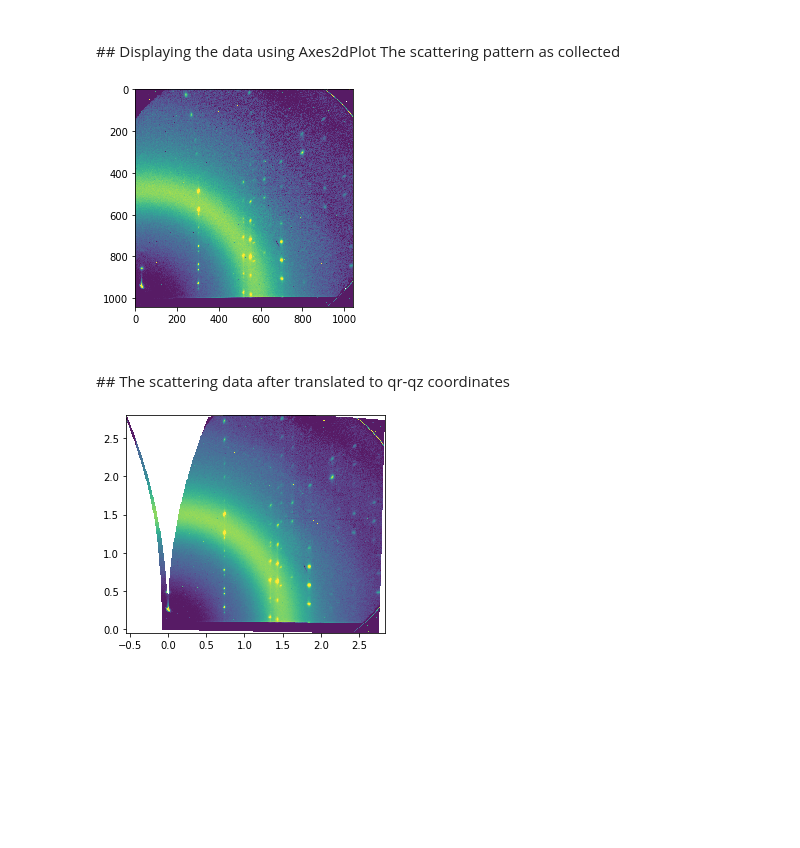
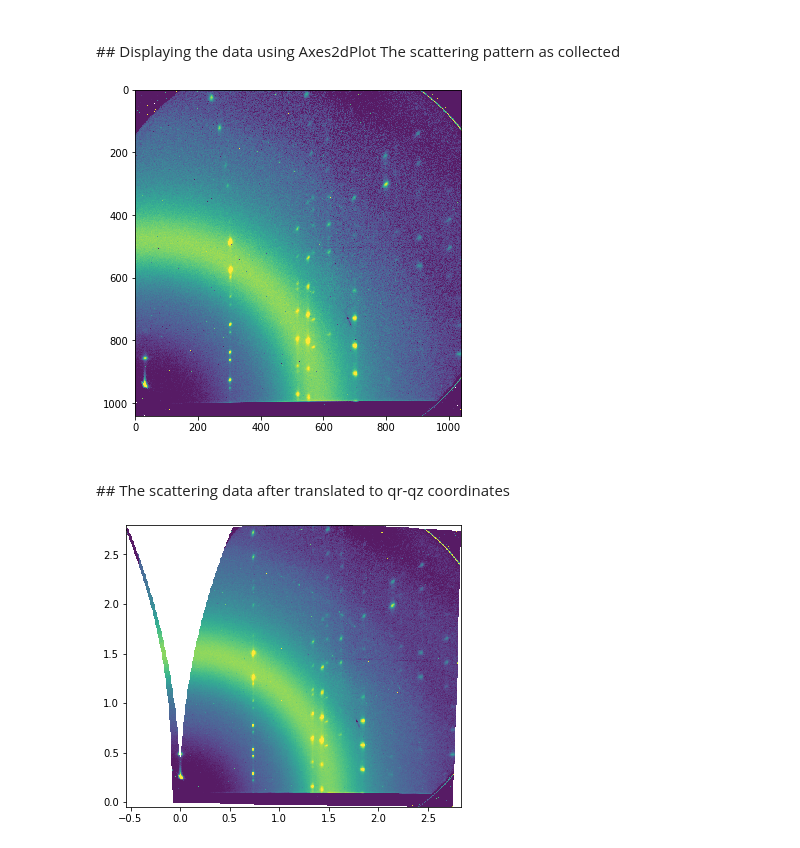
Before and after one commit to NSLS-II-LIX/py4xs, a Jupyter notebook: docs/GID.ipynb, the cells around one changed output. Drawn from its saved outputs; the diff is of its cells as text; code cells hidden in the pictures; blank space fills up the shorter version.

```diff
--- a/docs/GID.ipynb
+++ b/docs/GID.ipynb
@@ -56,22 +56,22 @@ WARNING:fabio.TiffIO:Bogus StripByteCounts information
 ## Displaying the data using Axes2dPlot
 The scattering pattern as collected
 # %%
-plt.figure()
+plt.figure(figsize=(6,6))
 ax = plt.gca()
 paxr = Axes2dPlot(ax, dwaxs.data)
 paxr.plot(logScale=True)
 paxr.img.set_clim(240,2400)
 # %% [output]
-[figure, old version]
+[figure, new version]
 # %% [markdown]
 <br>
 ##
 The scattering data after translated to qr-qz coordinates
 # %%
-plt.figure()
+plt.figure(figsize=(6,6))
 ax = plt.gca()
 paxq = Axes2dPlot(ax, dwaxs.qrqz_data, DataType.qrqz)
 paxq.plot(logScale=True)
 paxq.img.set_clim(240,2400)
 # %% [output]
-[figure, old version]
+[figure, new version]
```
